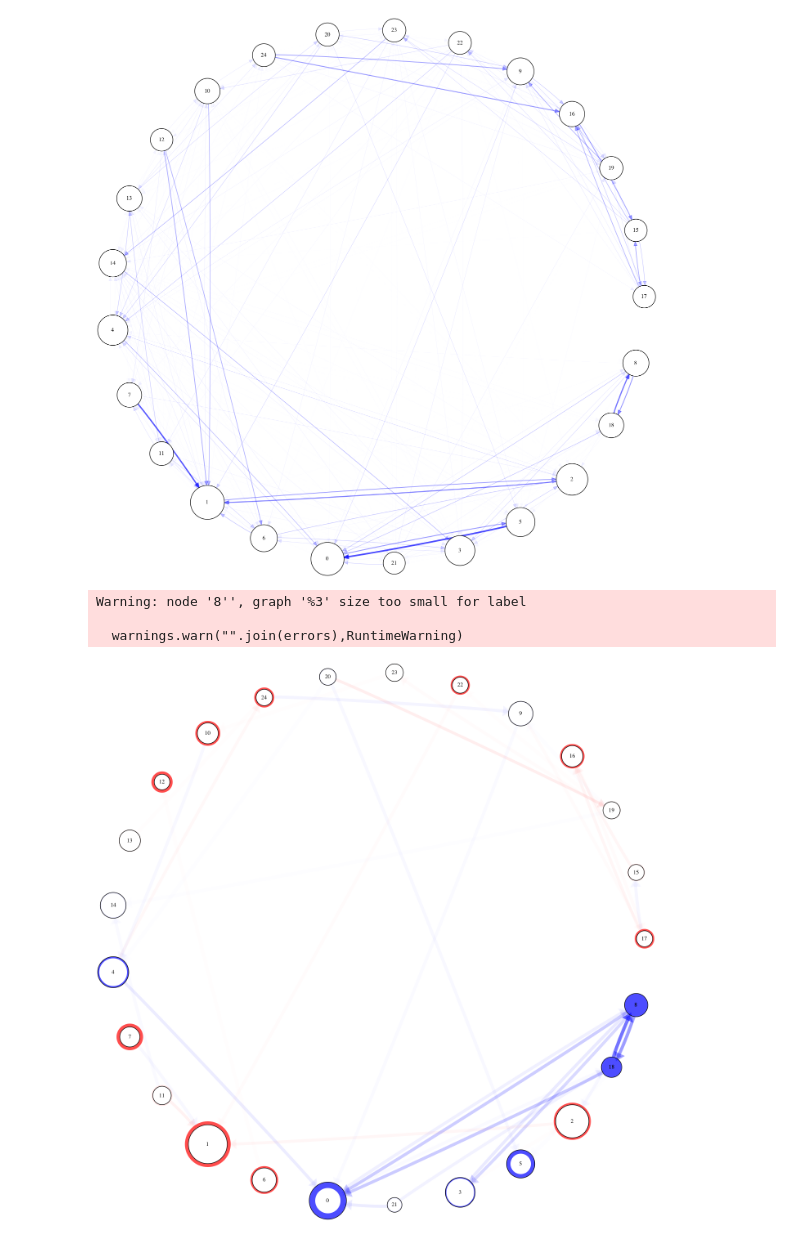
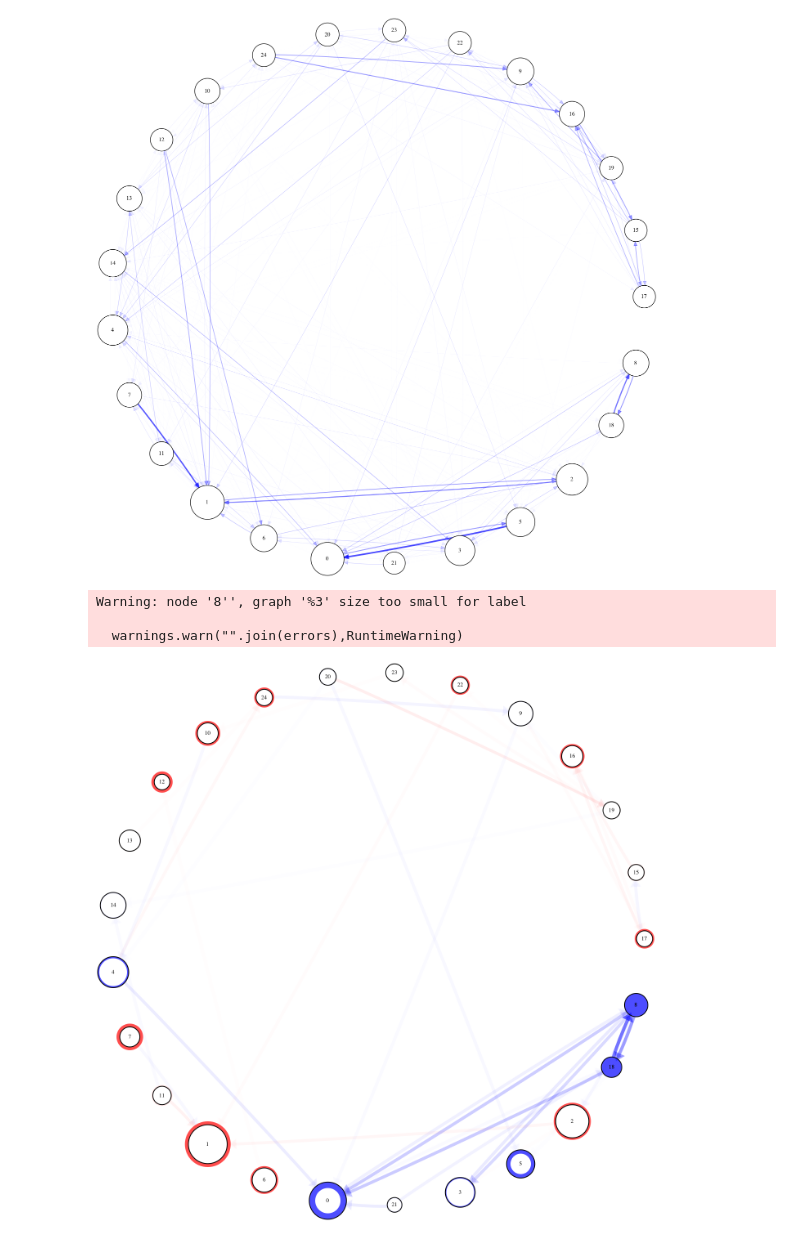
Before and after one commit to afcarl/transviz, a Jupyter notebook: Trans Graphs.ipynb, the cells around one changed output. Cells and saved outputs as stored; diff of their text form; code cells hidden in the pictures.

```diff
--- a/Trans Graphs.ipynb
+++ b/Trans Graphs.ipynb
@@ -75,33 +75,35 @@ plt.set_cmap(cmap)
 
 colors = [(0.0, (1.0, 0.0, 0.0, 0.7)),
           (0.495, (1.0, 0.0, 0.0, 0.7)),
           (0.5, (1.0, 1.0, 1.0, 0.0)),
           (0.505, (0.0, 0.0, 1.0, 0.7)),
           (1.0, (0.0, 0.0, 1.0, 0.7))]
 cmap2 = LinearSegmentedColormap.from_list('rwb2', colors)
 cm.register_cmap(name='rwb2',cmap=cmap2)
 plt.set_cmap(cmap2)
 
 
 G.edge_attrs(
     lambda i, j, aij, bij: {
         'color':cmap(0.5+0.5*(bij-aij)),
         'penwidth':7+2*(bij-aij),
         'weight': aij+bij})\
  .node_attrs(
     lambda i, ai, bi: {
         'width': 4*np.sqrt(max(ai,bi)),
         'fillcolor': cmap2(0.5+0.5*(bi-ai)),
-        'color': 'black' if ai < bi else 'transparent'})\
+        'color': 'black' if ai < bi else 'transparent',
+        'penwidth': 2})\
  .layout(alg)\
  .foreground_node_attrs(
     lambda i, ai, bi: {
         'width': 4*np.sqrt(min(ai,bi)),
         'fillcolor': 'white',
-        'color': 'black' if bi < ai else 'transparent'})\
+        'color': 'black' if bi < ai else 'transparent',
+        'penwidth': 2})\
  .draw(notebook=True)
 # %% [output]
 Warning: node '8'', graph '%3' size too small for label
 
   warnings.warn("".join(errors),RuntimeWarning)
-[figure, old version]
+[figure, new version]
```
Also changed, not shown: 2 other files.
